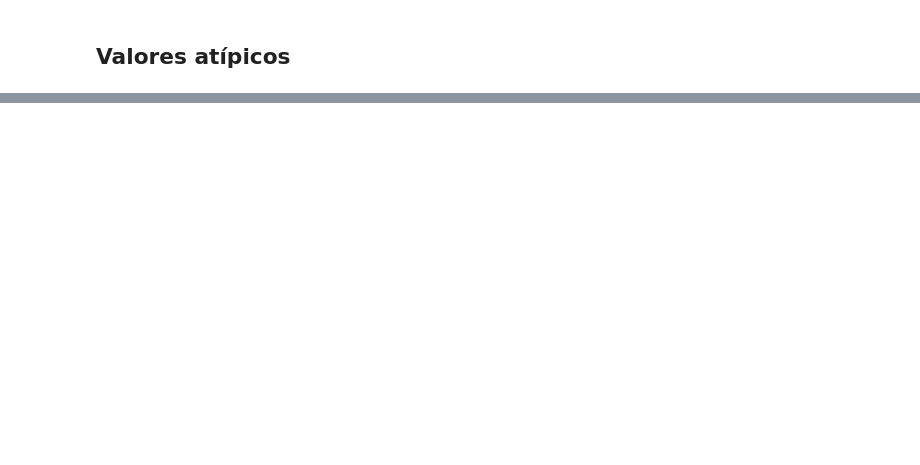
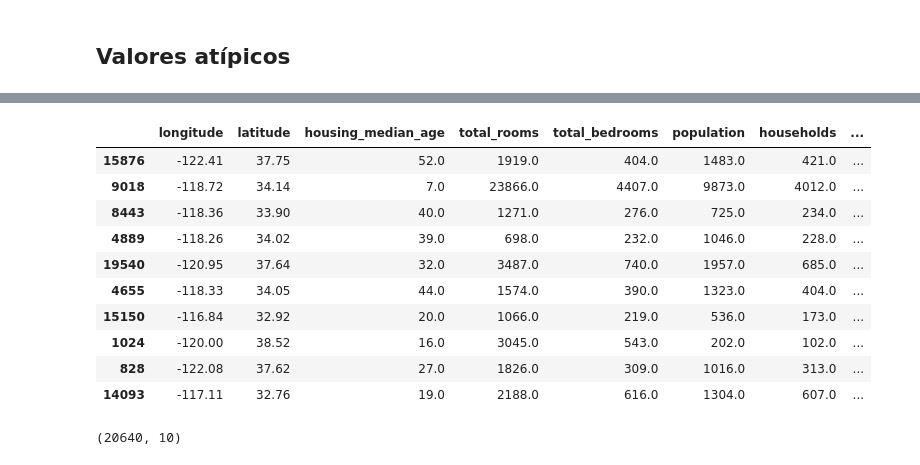
Before and after one commit to CarlosEsteve/python, a Jupyter notebook: Pandas/04.Limpieza_datos.ipynb, the cells around one changed output, grey strips where cells are left out. Drawn from its saved outputs; the diff is of its cells as text; code cells hidden in the pictures; blank space fills up the shorter version.

```diff
--- a/Pandas/04.Limpieza_datos.ipynb
+++ b/Pandas/04.Limpieza_datos.ipynb
@@ -191,0 +223,18 @@ df_num[~mask].dropna()
+# %%
+df.sample(10)
+# %% [output]
+|  | longitude | latitude | housing_median_age | total_rooms | total_bedrooms | population | households | ... |
+| 15876 | -122.41 | 37.75 | 52.0 | 1919.0 | 404.0 | 1483.0 | 421.0 | ... |
+| 9018 | -118.72 | 34.14 | 7.0 | 23866.0 | 4407.0 | 9873.0 | 4012.0 | ... |
+| 8443 | -118.36 | 33.90 | 40.0 | 1271.0 | 276.0 | 725.0 | 234.0 | ... |
+| 4889 | -118.26 | 34.02 | 39.0 | 698.0 | 232.0 | 1046.0 | 228.0 | ... |
+| 19540 | -120.95 | 37.64 | 32.0 | 3487.0 | 740.0 | 1957.0 | 685.0 | ... |
+| 4655 | -118.33 | 34.05 | 44.0 | 1574.0 | 390.0 | 1323.0 | 404.0 | ... |
+| 15150 | -116.84 | 32.92 | 20.0 | 1066.0 | 219.0 | 536.0 | 173.0 | ... |
+| 1024 | -120.00 | 38.52 | 16.0 | 3045.0 | 543.0 | 202.0 | 102.0 | ... |
+| 828 | -122.08 | 37.62 | 27.0 | 1826.0 | 309.0 | 1016.0 | 313.0 | ... |
+| 14093 | -117.11 | 32.76 | 19.0 | 2188.0 | 616.0 | 1304.0 | 607.0 | ... |
+# %%
+df.shape
+# %% [output]
+(20640, 10)
```
Also changed, not shown: parts of 42 cells of this notebook, 1 other file.
